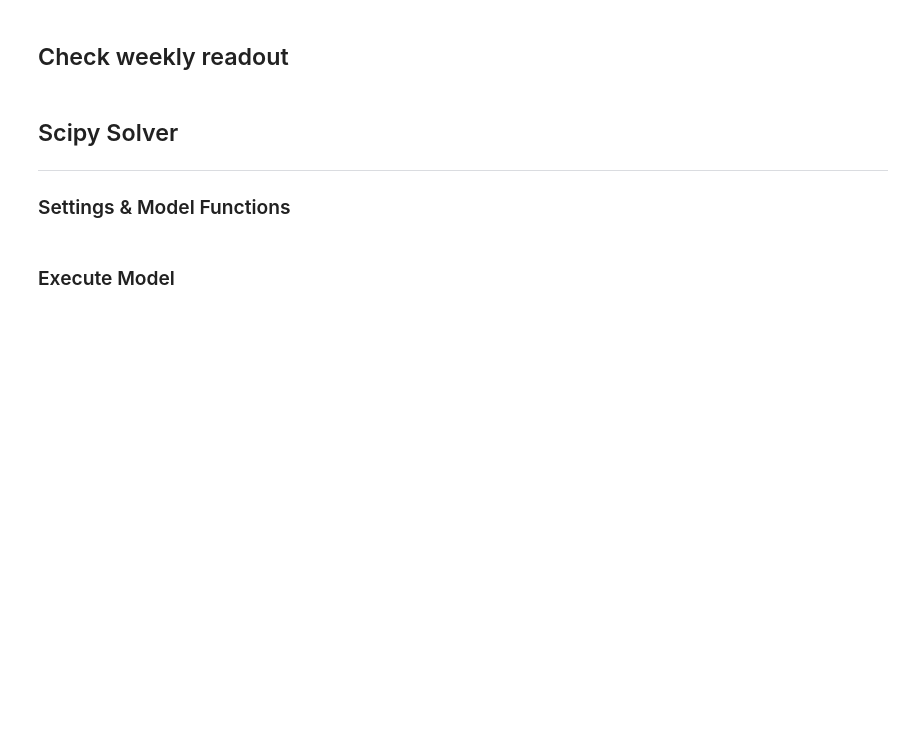
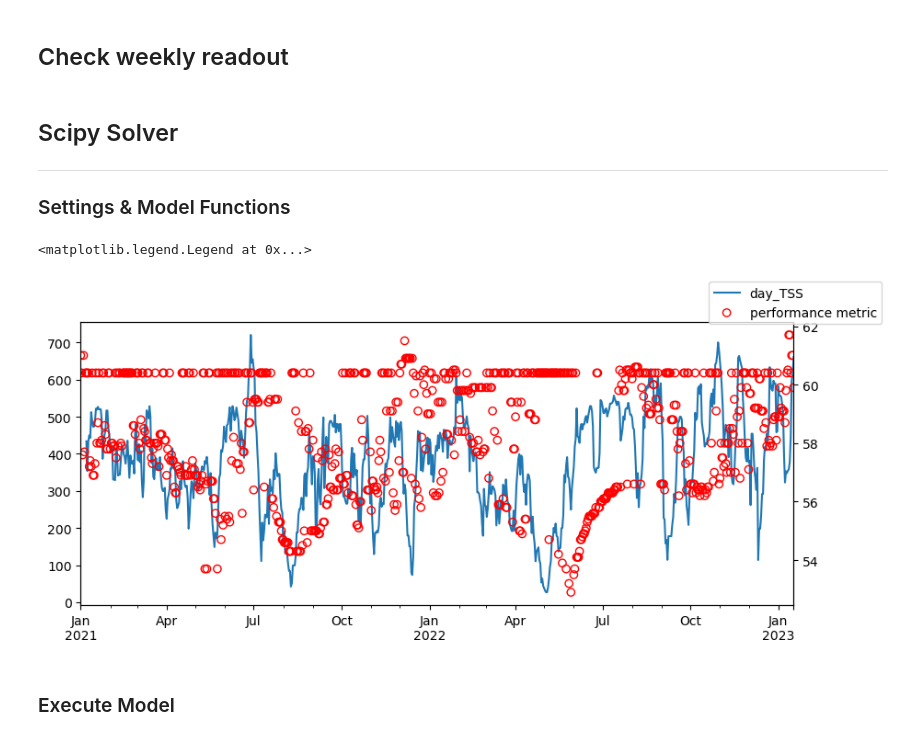
Before and after one commit to RyanAugust/TriNet, a Jupyter notebook: ctl-atl solver.ipynb, the cells around one changed output. Cells and saved outputs as stored; diff of their text form; code cells hidden in the pictures; blank space fills up the shorter version.

```diff
--- a/ctl-atl solver.ipynb
+++ b/ctl-atl solver.ipynb
@@ -42,7 +42,7 @@ ___
 athlete_statics = {"max_hr":191
                   ,"resting_hr":40}
 # %%
-def pre_process(data_df, performance_fxn, performance_lower_bound=0):
+def pre_process(data_df, performance_fxn, performance_lower_bound=0, sport=False):
     data_df['xPace'] = np.where(data_df['xPace'] <= 0, data_df['Pace'], data_df['xPace'])
     data_df = data_df[~(((data_df['Sport'] == 'Run') & (data_df['Pace'] <= 0))
                | ((data_df['Sport'] == 'Bike') & (data_df['Average_Power'] <= 0))
@@ -53,11 +53,15 @@ def pre_process(data_df, performance_fxn, performance_lower_bound=0):
     # data_df['performance_metric'] = np.where(data_df['Duration'] < 60*60, 0, data_df['performance_metric'])
     data_df['performance_metric'] = np.where(data_df['performance_metric'] < performance_lower_bound, 0, data_df['performance_metric'])
 
-    data_df = data_df[['workoutDate','day_TSS','performance_metric']]
+    # data_df = data_df[['workoutDate','day_TSS','performance_metric','Sport']]
 
     data_df['performance_metric'] = data_df['performance_metric'].replace(0,np.nan)
     data_df['performance_metric'] = data_df['performance_metric'].fillna(method='ffill')
-    data_df = data_df.groupby('workoutDate').mean()
+    agg_dict = {'day_TSS':'mean','performance_metric':'max'}
+    if sport:
+        agg_dict.update({'Sport':'first'})
+        data_df = data_df.sort_values('Sport')
+    data_df = data_df.groupby('workoutDate').agg(agg_dict)
 
     data_df['date'] = data_df.index
     data_df['date'] = pd.to_datetime(data_df['date'])
@@ -97,8 +101,13 @@ def calc_ae_ef(row, athlete_statics):
     return ef
 
 def use_power_index(row, athlete_statics):
-    val = row['Power_Index']
+    if row['Average_Power'] > 0:
+        val = row['Power_Index']
+    else:
+        val = 0
     return val
+
+performance_fxns = [calc_vo2, use_garmin_vo2, calc_ae_ef, use_power_index]
 # %% [markdown]
 ## Check weekly readout
 # %%
@@ -149,13 +160,34 @@ class banister(object):
 # %%
 max_hr = 185
 resting_hr = 40
 ctls_ref = 42
 atls_ref = 7
+performance_fxn = performance_fxns[1]
 
-data = data_original.copy()
-data = pre_process(data, performance_fxn=calc_vo2)
+
+data = data_original[((data_original['date'].str.contains('2021'))
+                    | (data_original['date'].str.contains('2022'))
+                    | (data_original['date'].str.contains('2023')))
+                    # & (data_original['Sport'] == 'Bike')
+                    ].copy()
+# data = data_original.copy()
+data = pre_process(data, performance_fxn=performance_fxn)
 load_metric = data['day_TSS'].to_numpy()
 performance_metric = data['performance_metric'].to_numpy()
+fig, ax = plt.subplots(figsize=(10,4))
+data['day_TSS'].rolling(window=7).sum().plot(ax=ax)
+ax2 = ax.twinx()
+ax2.scatter(data.index
+            ,data['performance_metric']
+            ,marker='o'
+            ,edgecolor='red'
+            ,facecolor='none'
+            ,label='performance metric'
+            )
+fig.legend()
+# %% [output]
+<matplotlib.legend.Legend at 0x...>
+[figure, added]
 # %% [markdown]
 ### Execute Model
 # %%
```
Also changed, not shown: parts of 4 cells of this notebook.
